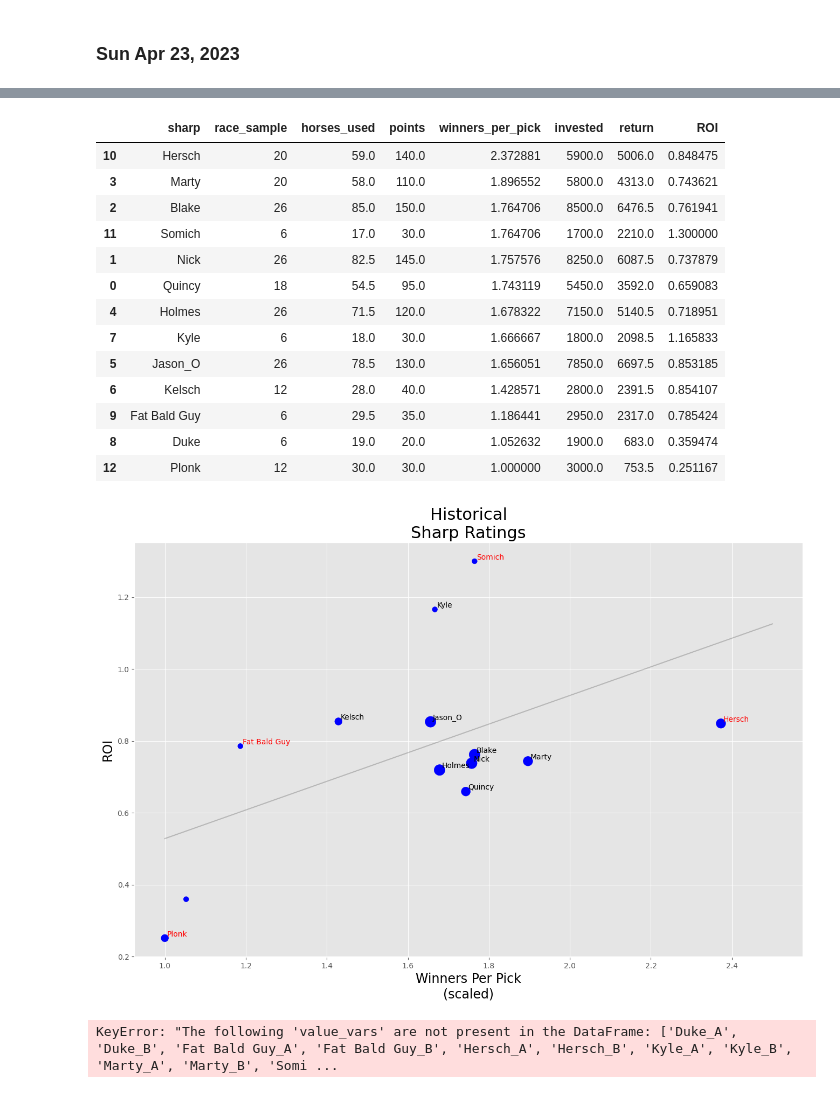
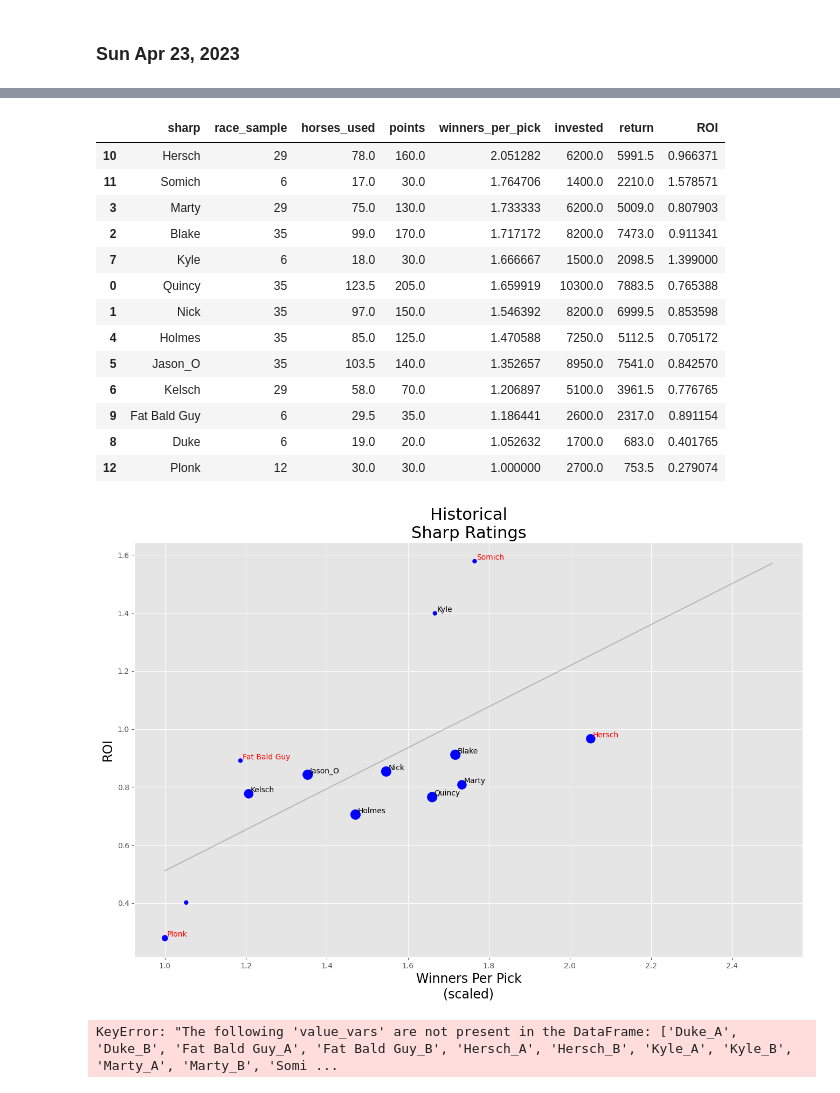
Before and after one commit to btatkinson/horse_cap_tracker, a Jupyter notebook: notebooks/kee_history.ipynb, the cells around one changed output, grey strips where cells are left out. Drawn from its saved outputs; the diff is of its cells as text; code cells hidden in the pictures.

```diff
--- a/notebooks/kee_history.ipynb
+++ b/notebooks/kee_history.ipynb
@@ -1065,0 +1923,11 @@ composite = composite.sort_values(by=['pct_points'], ascending=False).head(20)
+# %%
+
+daily_summary = []
+
+for sharp in sharps:
+    sharp_roi = kee_5[f'{sharp}_return'].sum()/kee_5[f'{sharp}_invested'].sum()
+    sharp_WPP = kee_5[f'{sharp}_points'].sum()/kee_5[f'{sharp}_horses_used'].sum()
+    daily_summary.append([sharp, sharp_roi, sharp_WPP])
+
+daily_summary = pd.DataFrame(daily_summary, columns=['Sharp', 'ROI', 'WinPerPick'])
+daily_summary.sort_values(by=['ROI'], ascending=False)
@@ -1086,0 +2355,11 @@ composite
+# %%
+
+daily_summary = []
+
+for sharp in sharps:
+    sharp_roi = kee_6[f'{sharp}_return'].sum()/kee_6[f'{sharp}_invested'].sum()
+    sharp_WPP = kee_6[f'{sharp}_points'].sum()/kee_6[f'{sharp}_horses_used'].sum()
+    daily_summary.append([sharp, sharp_roi, sharp_WPP])
+
+daily_summary = pd.DataFrame(daily_summary, columns=['Sharp', 'ROI', 'WinPerPick'])
+daily_summary.sort_values(by=['ROI'], ascending=False)
@@ -1087,6 +2617,6 @@ composite
 # %%
 
-hist = pd.concat([kee_1.copy(),kee_2.copy(),kee_3.copy(),kee_4.copy()],axis=0).reset_index(drop=True)
+hist = pd.concat([kee_1.copy(),kee_2.copy(),kee_3.copy(),kee_4.copy(),kee_5.copy()],axis=0).reset_index(drop=True)
 # %%
 
 composite = hist.copy()
@@ -1241,7 +2787,7 @@ points = []
 
 for sharp in sharps:
     sharp_races = hist[f'{sharp}_horses_used'].notnull().sum()
-    sharp_invested = hist[f'{sharp}_horses_used'].sum()*100
+    sharp_invested = hist[f'{sharp}_horses_used'].sum()*100- (hist[f'{sharp}_points'].sum()*10)
     sharp_horses_used = hist[f'{sharp}_horses_used'].sum()
     sharp_return = hist[f'{sharp}_return'].sum()
     sharp_points = hist[f'{sharp}_points'].sum()
@@ -1267,19 +2813,19 @@ aggr = pd.DataFrame({
 aggr.sort_values(by=['winners_per_pick'], ascending=False)
 # %% [output]
 |  | sharp | race_sample | horses_used | points | winners_per_pick | invested | return | ROI |
-| 10 | Hersch | 20 | 59.0 | 140.0 | 2.372881 | 5900.0 | 5006.0 | 0.848475 |
-| 3 | Marty | 20 | 58.0 | 110.0 | 1.896552 | 5800.0 | 4313.0 | 0.743621 |
-| 2 | Blake | 26 | 85.0 | 150.0 | 1.764706 | 8500.0 | 6476.5 | 0.761941 |
-| 11 | Somich | 6 | 17.0 | 30.0 | 1.764706 | 1700.0 | 2210.0 | 1.300000 |
-| 1 | Nick | 26 | 82.5 | 145.0 | 1.757576 | 8250.0 | 6087.5 | 0.737879 |
-| 0 | Quincy | 18 | 54.5 | 95.0 | 1.743119 | 5450.0 | 3592.0 | 0.659083 |
-| 4 | Holmes | 26 | 71.5 | 120.0 | 1.678322 | 7150.0 | 5140.5 | 0.718951 |
-| 7 | Kyle | 6 | 18.0 | 30.0 | 1.666667 | 1800.0 | 2098.5 | 1.165833 |
-| 5 | Jason_O | 26 | 78.5 | 130.0 | 1.656051 | 7850.0 | 6697.5 | 0.853185 |
-| 6 | Kelsch | 12 | 28.0 | 40.0 | 1.428571 | 2800.0 | 2391.5 | 0.854107 |
-| 9 | Fat Bald Guy | 6 | 29.5 | 35.0 | 1.186441 | 2950.0 | 2317.0 | 0.785424 |
-| 8 | Duke | 6 | 19.0 | 20.0 | 1.052632 | 1900.0 | 683.0 | 0.359474 |
-| 12 | Plonk | 12 | 30.0 | 30.0 | 1.000000 | 3000.0 | 753.5 | 0.251167 |
+| 10 | Hersch | 29 | 78.0 | 160.0 | 2.051282 | 6200.0 | 5991.5 | 0.966371 |
+| 11 | Somich | 6 | 17.0 | 30.0 | 1.764706 | 1400.0 | 2210.0 | 1.578571 |
+| 3 | Marty | 29 | 75.0 | 130.0 | 1.733333 | 6200.0 | 5009.0 | 0.807903 |
+| 2 | Blake | 35 | 99.0 | 170.0 | 1.717172 | 8200.0 | 7473.0 | 0.911341 |
+| 7 | Kyle | 6 | 18.0 | 30.0 | 1.666667 | 1500.0 | 2098.5 | 1.399000 |
+| 0 | Quincy | 35 | 123.5 | 205.0 | 1.659919 | 10300.0 | 7883.5 | 0.765388 |
+| 1 | Nick | 35 | 97.0 | 150.0 | 1.546392 | 8200.0 | 6999.5 | 0.853598 |
+| 4 | Holmes | 35 | 85.0 | 125.0 | 1.470588 | 7250.0 | 5112.5 | 0.705172 |
+| 5 | Jason_O | 35 | 103.5 | 140.0 | 1.352657 | 8950.0 | 7541.0 | 0.842570 |
+| 6 | Kelsch | 29 | 58.0 | 70.0 | 1.206897 | 5100.0 | 3961.5 | 0.776765 |
+| 9 | Fat Bald Guy | 6 | 29.5 | 35.0 | 1.186441 | 2600.0 | 2317.0 | 0.891154 |
+| 8 | Duke | 6 | 19.0 | 20.0 | 1.052632 | 1700.0 | 683.0 | 0.401765 |
+| 12 | Plonk | 12 | 30.0 | 30.0 | 1.000000 | 2700.0 | 753.5 | 0.279074 |
 # %%
 
 import matplotlib.pyplot as plt
@@ -1297,40 +2843,40 @@ fig, ax = plt.subplots(figsize=(16,10))
 ax.set_title("Historical\nSharp Ratings",fontsize=22)
 ax.set_xlabel("Winners Per Pick\n(scaled)",fontsize=17)
 ax.set_ylabel("ROI",fontsize=17)
-ax.scatter(aggr['winners_per_pick'], aggr['ROI'], c='blue', s=aggr['race_sample']*8)
+ax.scatter(aggr['winners_per_pick'], aggr['ROI'], c='blue', s=aggr['race_sample']*5)
 ax.plot(xrange, y, c='k', alpha=0.2)
 names = aggr['sharp'].values
 for i, txt in enumerate(names):
     if txt in ['Fat Bald Guy','Hersch','Somich','Plonk']:
         ax.annotate(txt, (aggr.winners_per_pick.values[i]+0.005, aggr.ROI.values[i]+0.005), c='r')
     elif txt=='Duke':
         ax.annotate(txt, (aggr.winners_per_pick.values[i]+0.005, aggr.ROI.values[i]+0.005), c='k',alpha=0.001)
     else:
         ax.annotate(txt, (aggr.winners_per_pick.values[i]+0.005, aggr.ROI.values[i]+0.005), c='k')
 
 
 
 def getImage(path, zoom=1):
     return OffsetImage(plt.imread(path), zoom=zoom)
 # paths = [
 #     'a.jpg',
 #     'b.jpg',
 #     'c.jpg',
 #     'd.jpg',
 #     'e.jpg']
 
 # x = [0,1,2,3,4]
 # y = [0,1,2,3,4]
 # for x0, y0, path in zip(x, y,paths):
 #     ab = AnnotationBbox(getImage(path), (x0, y0), frameon=False)
 #     ax.add_artist(ab)
 
 # x
 
 plt.savefig("C://Users/Blake/Downloads/sharps.png")
 plt.show()
 # %% [output]
-[figure, old version]
+[figure, new version]
 # %%
 
 composite = kee_3.copy()
```
Also changed, not shown: parts of 63 cells of this notebook, 10 other files.
